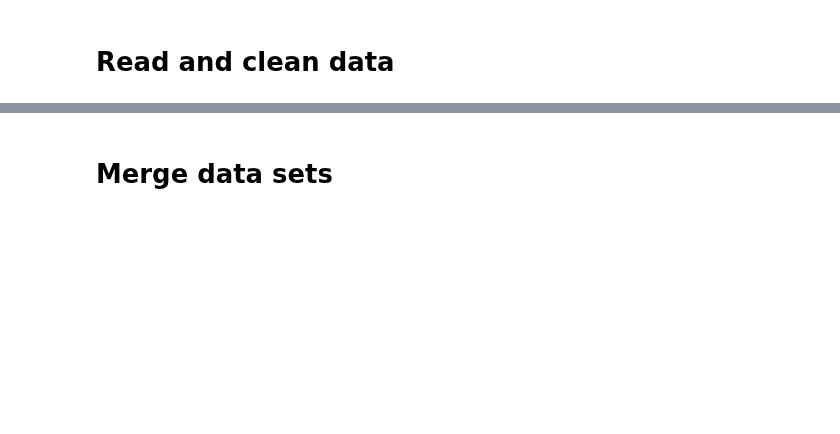
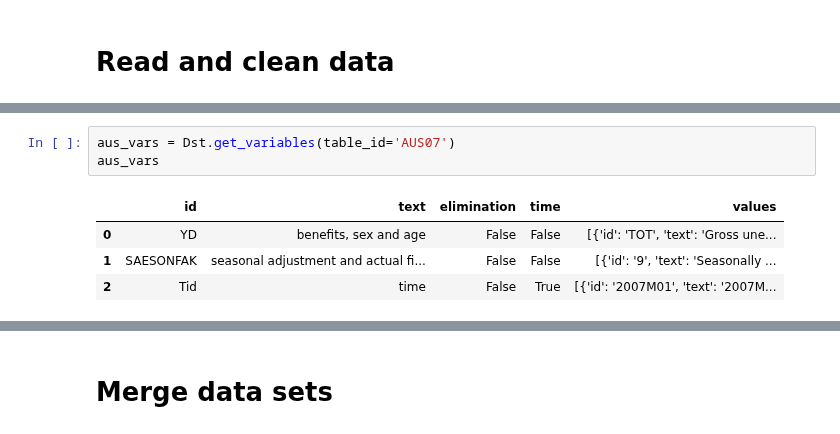
Before and after one commit to ceciliechrstnsn/projects-2021-luna-hjerteknuser, a Jupyter notebook: dataproject/dataproject.ipynb, the cells around one changed output, grey strips where cells are left out. Drawn from its saved outputs; the diff is of its cells as text; blank space fills up the shorter version.

```diff
--- a/dataproject/dataproject.ipynb
+++ b/dataproject/dataproject.ipynb
@@ -66,0 +55,8 @@ print(r, r.url)
+# %%
+aus_vars = Dst.get_variables(table_id='AUS07')
+aus_vars
+# %% [output]
+|  | id | text | elimination | time | values |
+| 0 | YD | benefits, sex and age | False | False | [{'id': 'TOT', 'text': 'Gross une... |
+| 1 | SAESONFAK | seasonal adjustment and actual fi... | False | False | [{'id': '9', 'text': 'Seasonally ... |
+| 2 | Tid | time | False | True | [{'id': '2007M01', 'text': '2007M... |
```
Also changed, not shown: parts of 28 cells of this notebook.
